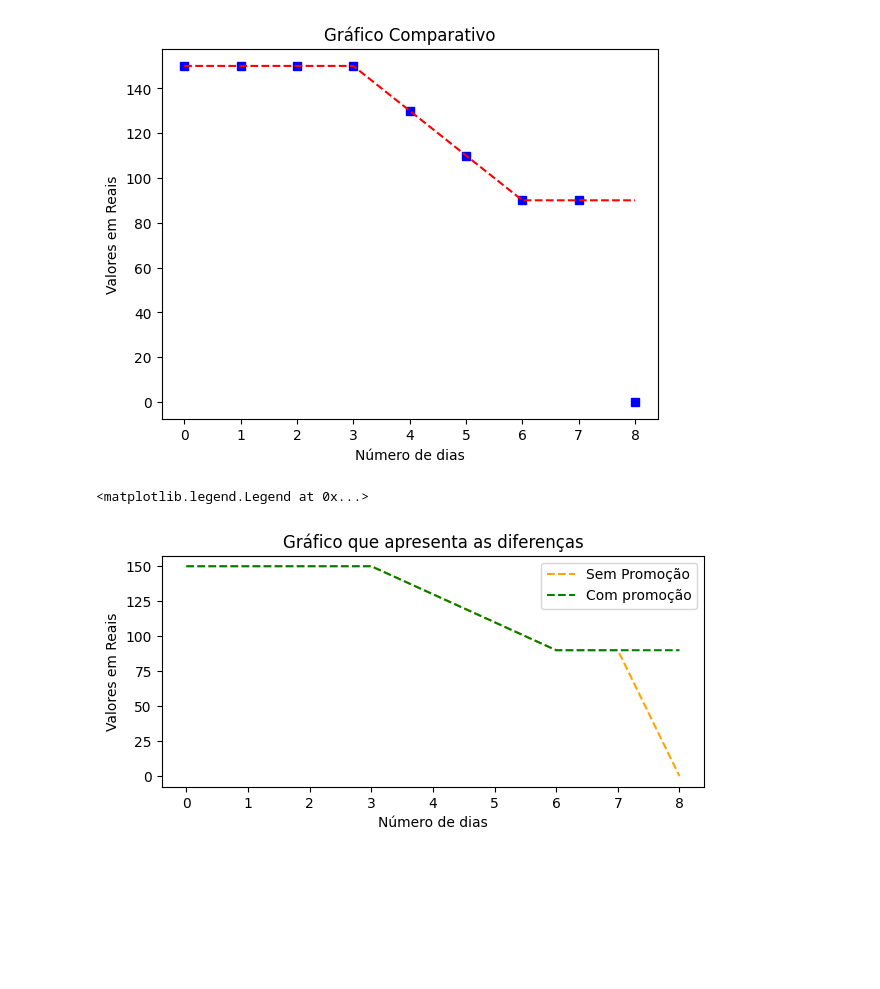
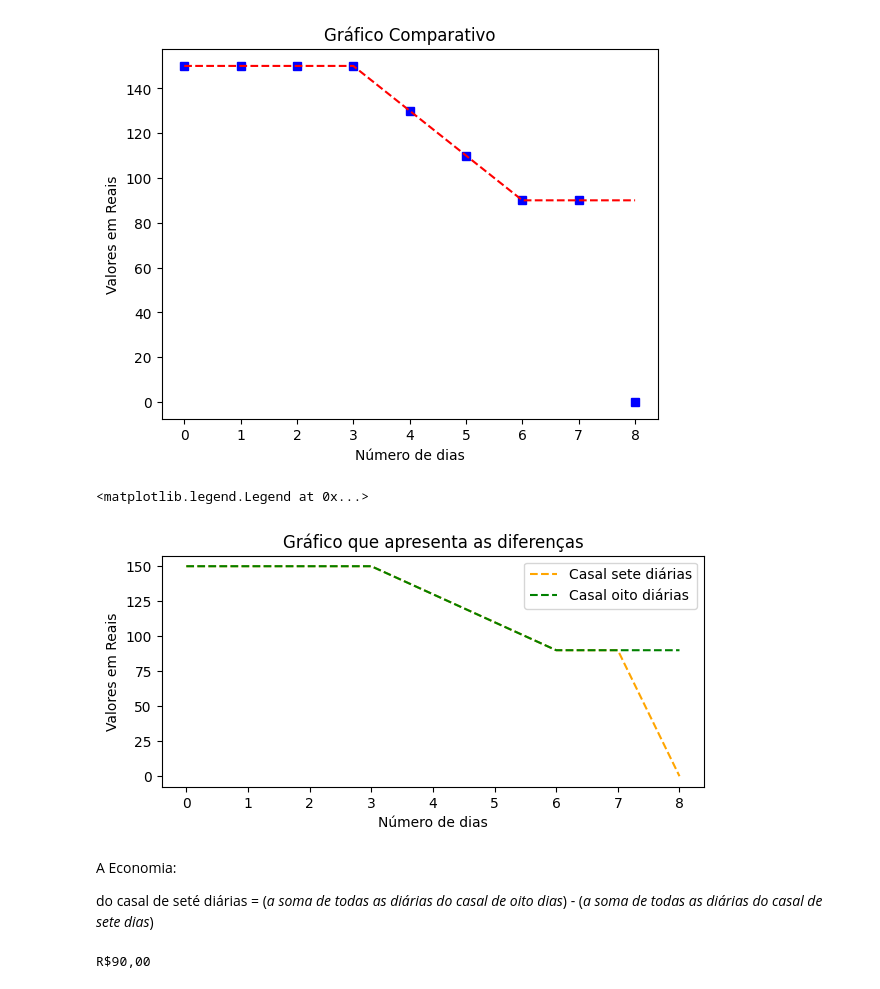
Before and after one commit to Linomc/aulas_particulares, a Jupyter notebook: aula_particular02.ipynb, the cells around one changed output. Cells and saved outputs as stored; diff of their text form; code cells hidden in the pictures; blank space fills up the shorter version.

```diff
--- a/aula_particular02.ipynb
+++ b/aula_particular02.ipynb
@@ -61,12 +61,22 @@ plt.show()
 [figure]
 # %%
 fig, ax = plt.subplots(figsize=(7,3))
-ax.plot(hospedagem_promocional_dias, sete_diarias, label= 'Sem Promoção', color='orange', linestyle='--')
-ax.plot(hospedagem_promocional_dias, oito_diarias, label= 'Com promoção', color='green', linestyle='--')
+ax.plot(hospedagem_promocional_dias, sete_diarias, label= 'Casal sete diárias', color='orange', linestyle='--')
+ax.plot(hospedagem_promocional_dias, oito_diarias, label= 'Casal oito diárias', color='green', linestyle='--')
 ax.set_xlabel('Número de dias')
 ax.set_ylabel('Valores em Reais')
 ax.set_title('Gráfico que apresenta as diferenças')
 plt.legend()
 # %% [output]
 <matplotlib.legend.Legend at 0x...>
-[figure, old version]
+[figure, new version]
+# %% [markdown]
+A Economia:
+
+do casal de seté diárias = (*a soma de todas as diárias do casal de oito dias*) - (*a soma de todas as diárias do casal de sete dias*)
+# %%
+economia_casal_sete = sum(oito_diarias) - sum(sete_diarias)
+
+print (f'R${economia_casal_sete},00')
+# %% [output]
+R$90,00
```
